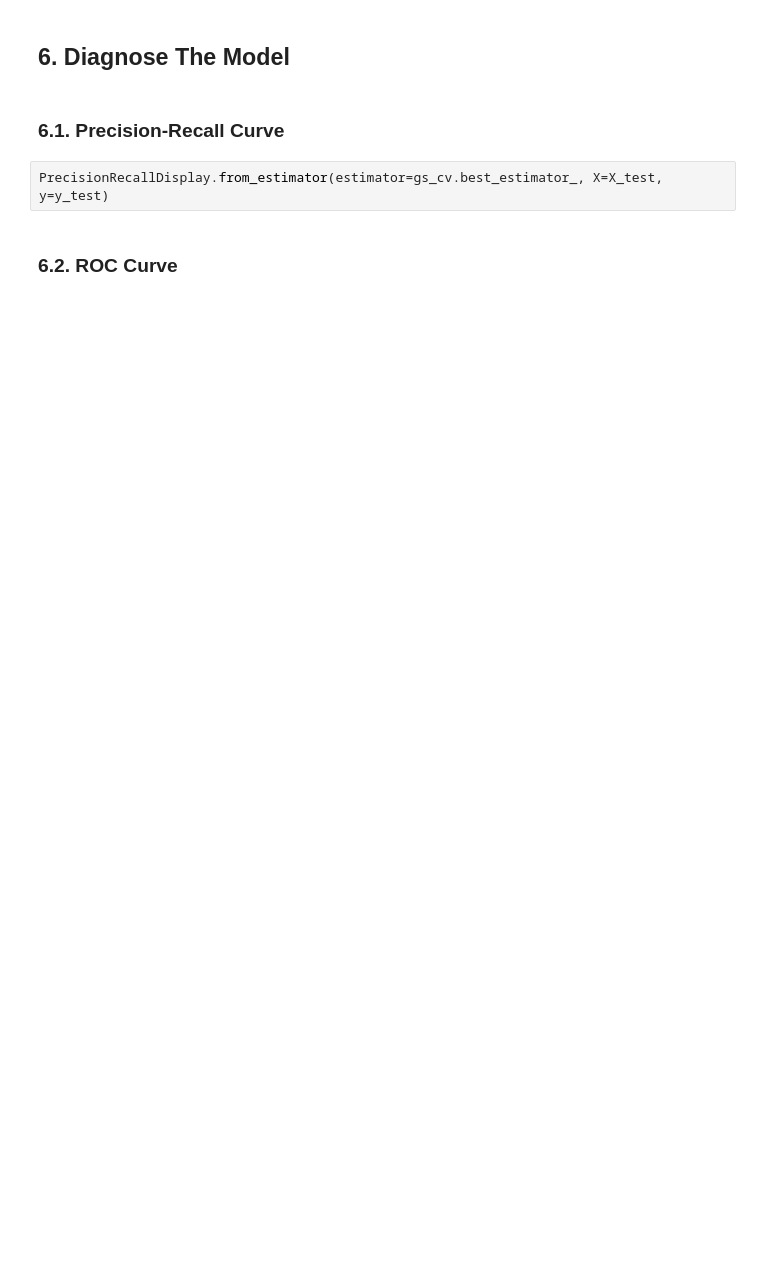
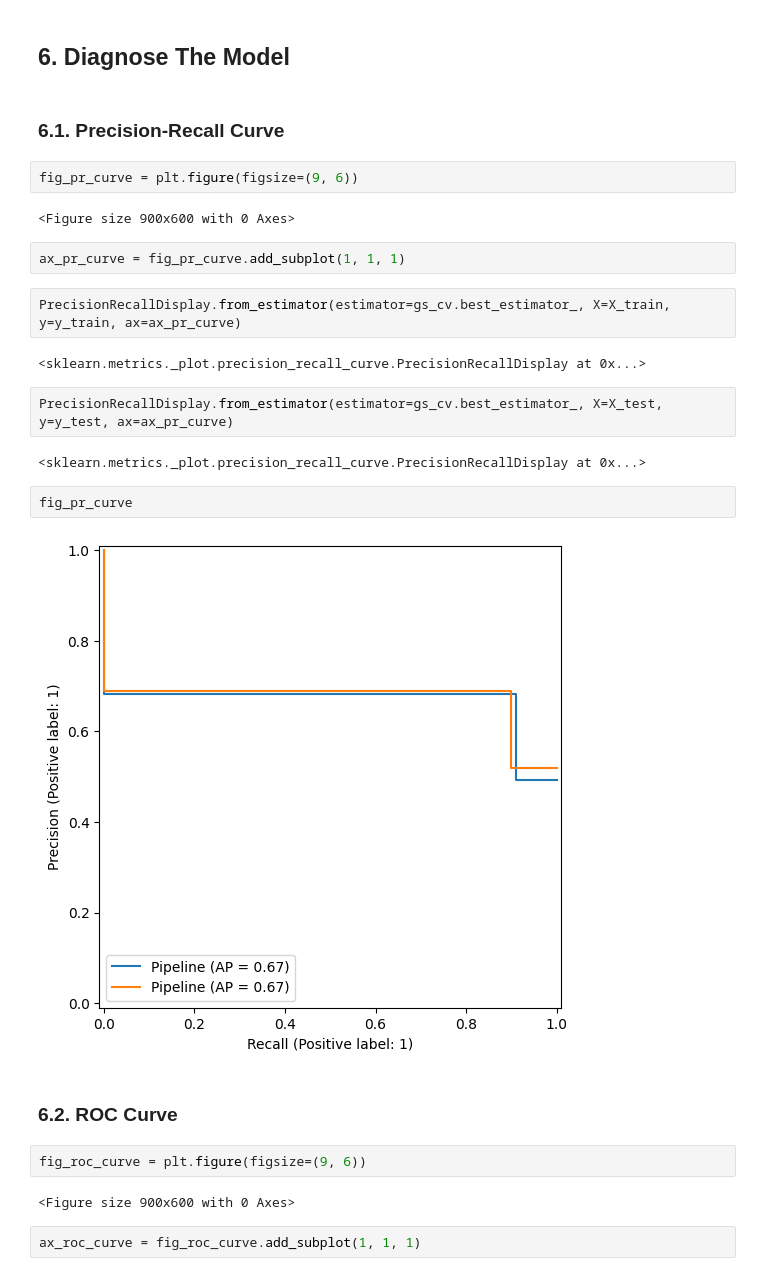
Before and after one commit to wegar-2/mysklearn, a Jupyter notebook: notebooks/06_pipeline_with_PCA.ipynb, the cells around one changed output. Cells and saved outputs as stored; diff of their text form; blank space fills up the shorter version.

Commit message:
added ROC and PR curves

```diff
--- a/notebooks/06_pipeline_with_PCA.ipynb
+++ b/notebooks/06_pipeline_with_PCA.ipynb
@@ -173,7 +169,29 @@ np.float64(0.07255342858886822)
 ## 6. Diagnose The Model
 # %% [markdown]
 ### 6.1. Precision-Recall Curve
+# %%
+fig_pr_curve = plt.figure(figsize=(9, 6))
+# %% [output]
+<Figure size 900x600 with 0 Axes>
+# %%
+ax_pr_curve = fig_pr_curve.add_subplot(1, 1, 1)
 # %%
-PrecisionRecallDisplay.from_estimator(estimator=gs_cv.best_estimator_, X=X_test, y=y_test)
+PrecisionRecallDisplay.from_estimator(estimator=gs_cv.best_estimator_, X=X_train, y=y_train, ax=ax_pr_curve)
+# %% [output]
+<sklearn.metrics._plot.precision_recall_curve.PrecisionRecallDisplay at 0x...>
+# %%
+PrecisionRecallDisplay.from_estimator(estimator=gs_cv.best_estimator_, X=X_test, y=y_test, ax=ax_pr_curve)
+# %% [output]
+<sklearn.metrics._plot.precision_recall_curve.PrecisionRecallDisplay at 0x...>
+# %%
+fig_pr_curve
+# %% [output]
+[figure, added]
 # %% [markdown]
 ### 6.2. ROC Curve
+# %%
+fig_roc_curve = plt.figure(figsize=(9, 6))
+# %% [output]
+<Figure size 900x600 with 0 Axes>
+# %%
+ax_roc_curve = fig_roc_curve.add_subplot(1, 1, 1)
```
Also changed, not shown: parts of 5 cells of this notebook.
